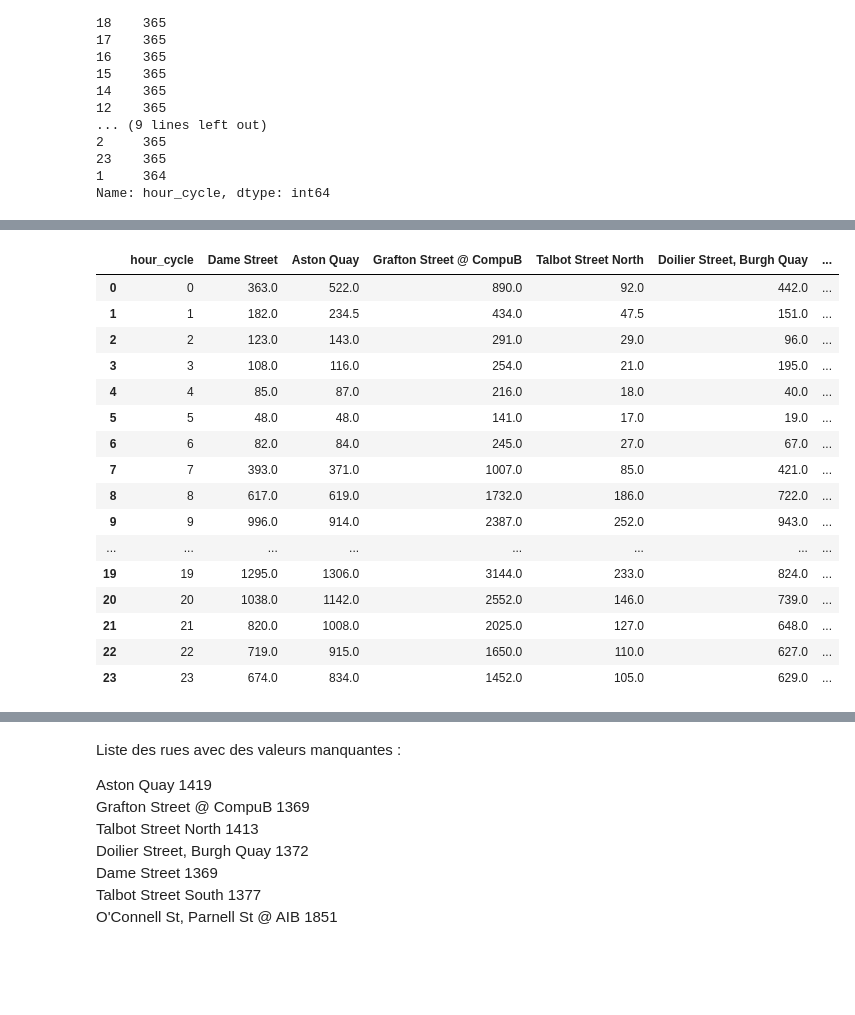
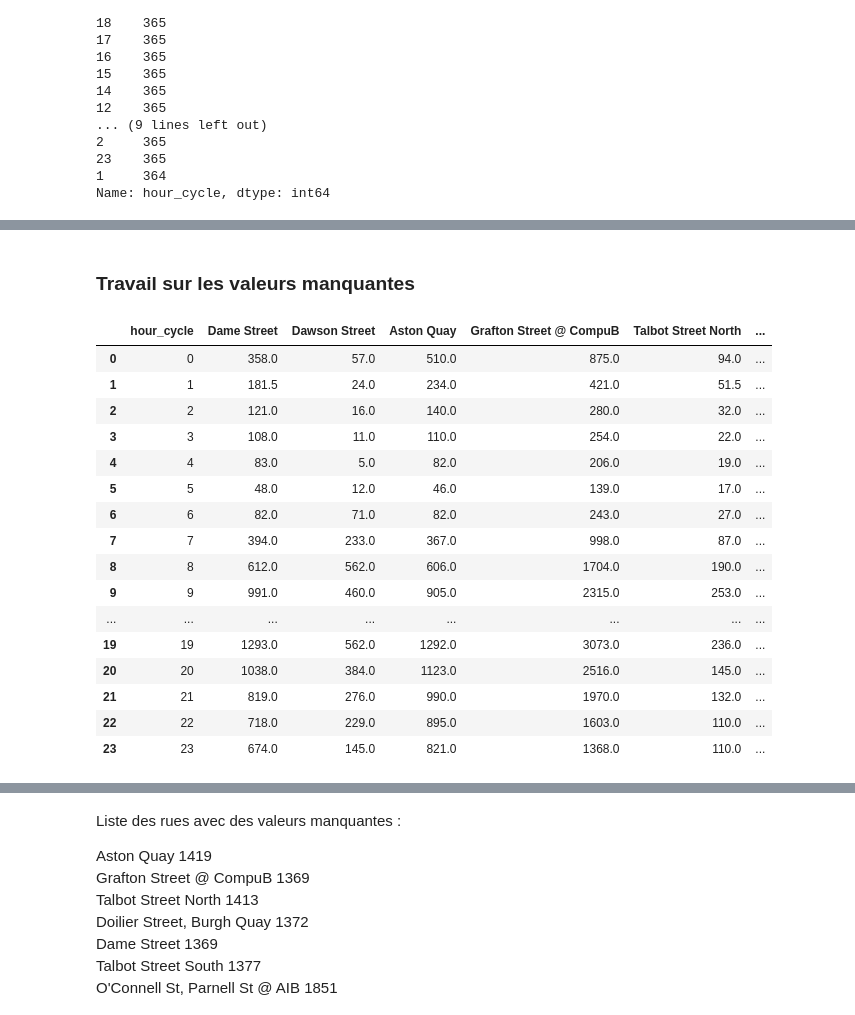
Before and after one commit to Pabaz22/slcities, a Jupyter notebook: notebooks/cleaning_ped_data_VL_19.ipynb, the cells around one changed output, grey strips where cells are left out. Drawn from its saved outputs; the diff is of its cells as text; code cells hidden in the pictures; blank space fills up the shorter version.

```diff
--- a/notebooks/cleaning_ped_data_VL_19.ipynb
+++ b/notebooks/cleaning_ped_data_VL_19.ipynb
@@ -114,7 +115,7 @@ for column in data_2019_rest:
 # %% [markdown]
 ### J'enlève tout ce qui n'est pas un comptage horaire.
 # %%
-for i in range(test_sum.shape[0]):
+for i in range(data_2019_rest.shape[0]):
     if i%4 != 0 :
         data_2019_rest_recept = data_2019_rest_recept.drop(index = i)
     data_2019_rest_recept = data_2019_rest_recept
@@ -188,4 +191,5 @@ A value is trying to be set on a copy of a slice from a DataFrame
 See the caveats in the documentation: https://pandas.pydata.org/pandas-docs/stable/user_guide/indexing.html#returning-a-view-versus-a-copy
   df_test['hour_cycle'][i] = df_test['Time'][i].hour
 # %%
-df_test
+# pour mettre le cycle en index
+df_test_1 = df_test.set_index('hour_cycle', drop=False)
@@ -226,31 +248,33 @@ Name: hour_cycle, dtype: int64
+# %% [markdown]
+### Travail sur les valeurs manquantes
 # %%
 # Je sors toutes les colonnes avec des valeurs manquantes
-df_test_2 = df_test[['Dame Street', 'Aston Quay','Grafton Street @ CompuB','Talbot Street North',\
-                     'Doilier Street, Burgh Quay','Dame Street','Talbot Street South',\
+df_count = df_test_1[['Dame Street', 'Dawson Street', 'Aston Quay','Grafton Street @ CompuB','Talbot Street North',\
+                     'Doilier Street, Burgh Quay','Talbot Street South',\
                      'O\'Connell St, Parnell St @ AIB','Grafton Street / Nassau Street / Suffolk Street',\
                      'College Green, Bank Of Ireland','Henry Street','Bachelors Walk',\
                      'College Green @ Church Lane','College Green - Dame St Side' ,'hour_cycle']]
 # %%
 # je les rassemble par heure, en virant les Nan
-df_test_2_count = df_test_2.dropna().groupby(by="hour_cycle").agg('median').reset_index(drop=False)
+df_count = df_count.drop(columns='hour_cycle').dropna().groupby(by="hour_cycle").agg('median').reset_index(drop=False)
 # %%
 #J'obtiens la distribution médiane par heure pour chaque rue
-df_test_2_count
+df_count
 # %% [output]
-|  | hour_cycle | Dame Street | Aston Quay | Grafton Street @ CompuB | Talbot Street North | Doilier Street, Burgh Quay | ... |
-| 0 | 0 | 363.0 | 522.0 | 890.0 | 92.0 | 442.0 | ... |
-| 1 | 1 | 182.0 | 234.5 | 434.0 | 47.5 | 151.0 | ... |
-| 2 | 2 | 123.0 | 143.0 | 291.0 | 29.0 | 96.0 | ... |
-| 3 | 3 | 108.0 | 116.0 | 254.0 | 21.0 | 195.0 | ... |
-| 4 | 4 | 85.0 | 87.0 | 216.0 | 18.0 | 40.0 | ... |
-| 5 | 5 | 48.0 | 48.0 | 141.0 | 17.0 | 19.0 | ... |
-| 6 | 6 | 82.0 | 84.0 | 245.0 | 27.0 | 67.0 | ... |
-| 7 | 7 | 393.0 | 371.0 | 1007.0 | 85.0 | 421.0 | ... |
-| 8 | 8 | 617.0 | 619.0 | 1732.0 | 186.0 | 722.0 | ... |
-| 9 | 9 | 996.0 | 914.0 | 2387.0 | 252.0 | 943.0 | ... |
+|  | hour_cycle | Dame Street | Dawson Street | Aston Quay | Grafton Street @ CompuB | Talbot Street North | ... |
+| 0 | 0 | 358.0 | 57.0 | 510.0 | 875.0 | 94.0 | ... |
+| 1 | 1 | 181.5 | 24.0 | 234.0 | 421.0 | 51.5 | ... |
+| 2 | 2 | 121.0 | 16.0 | 140.0 | 280.0 | 32.0 | ... |
+| 3 | 3 | 108.0 | 11.0 | 110.0 | 254.0 | 22.0 | ... |
+| 4 | 4 | 83.0 | 5.0 | 82.0 | 206.0 | 19.0 | ... |
+| 5 | 5 | 48.0 | 12.0 | 46.0 | 139.0 | 17.0 | ... |
+| 6 | 6 | 82.0 | 71.0 | 82.0 | 243.0 | 27.0 | ... |
+| 7 | 7 | 394.0 | 233.0 | 367.0 | 998.0 | 87.0 | ... |
+| 8 | 8 | 612.0 | 562.0 | 606.0 | 1704.0 | 190.0 | ... |
+| 9 | 9 | 991.0 | 460.0 | 905.0 | 2315.0 | 253.0 | ... |
 | ... | ... | ... | ... | ... | ... | ... | ... |
-| 19 | 19 | 1295.0 | 1306.0 | 3144.0 | 233.0 | 824.0 | ... |
-| 20 | 20 | 1038.0 | 1142.0 | 2552.0 | 146.0 | 739.0 | ... |
-| 21 | 21 | 820.0 | 1008.0 | 2025.0 | 127.0 | 648.0 | ... |
-| 22 | 22 | 719.0 | 915.0 | 1650.0 | 110.0 | 627.0 | ... |
-| 23 | 23 | 674.0 | 834.0 | 1452.0 | 105.0 | 629.0 | ... |
+| 19 | 19 | 1293.0 | 562.0 | 1292.0 | 3073.0 | 236.0 | ... |
+| 20 | 20 | 1038.0 | 384.0 | 1123.0 | 2516.0 | 145.0 | ... |
+| 21 | 21 | 819.0 | 276.0 | 990.0 | 1970.0 | 132.0 | ... |
+| 22 | 22 | 718.0 | 229.0 | 895.0 | 1603.0 | 110.0 | ... |
+| 23 | 23 | 674.0 | 145.0 | 821.0 | 1368.0 | 110.0 | ... |
```
Also changed, not shown: parts of 34 cells of this notebook.
